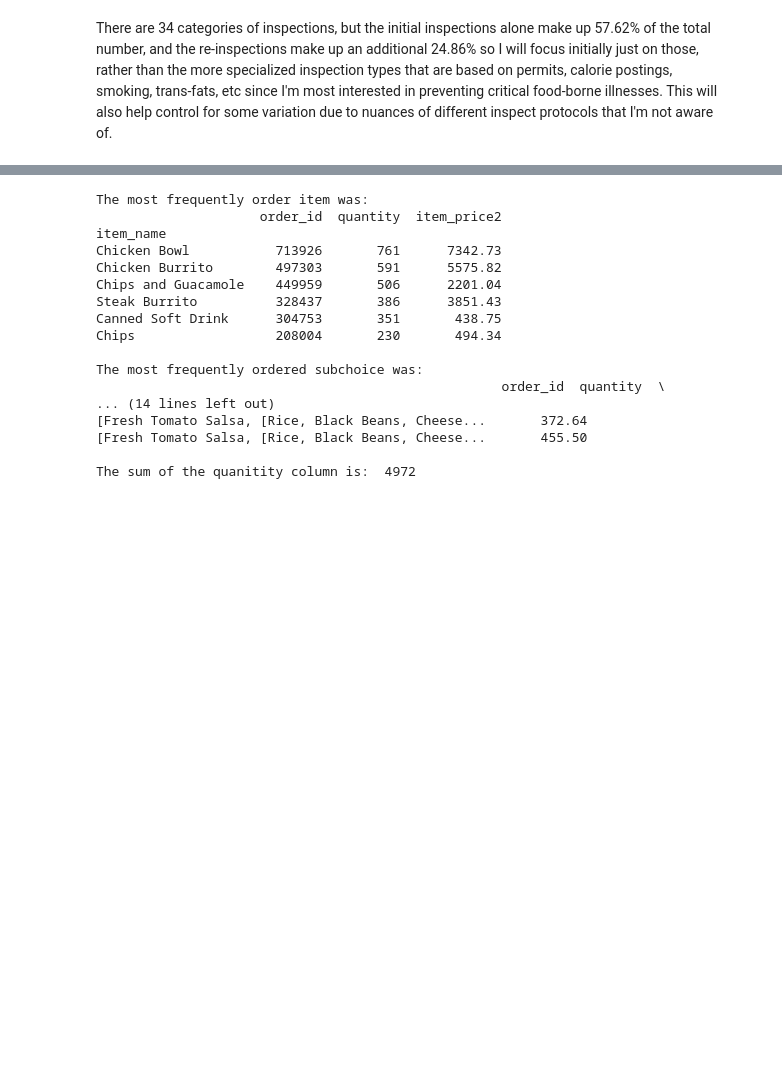
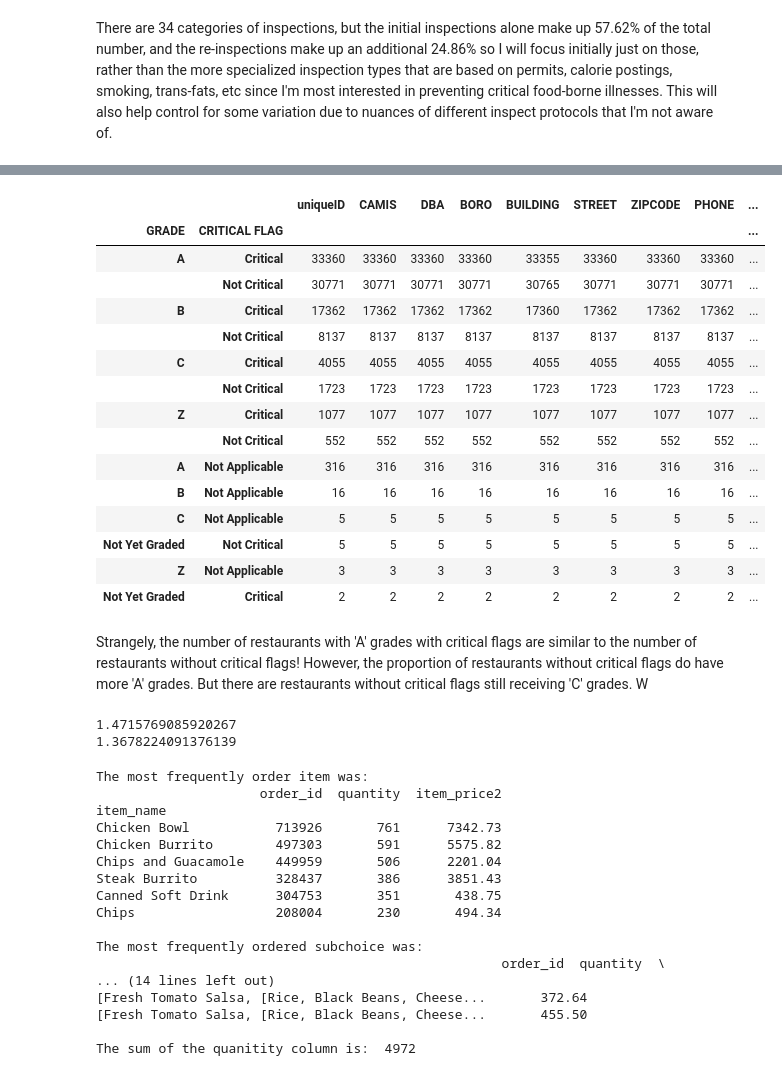
Before and after one commit to mishoptera/nyc_restaurants, a Jupyter notebook: eda_dataset.ipynb, the cells around one changed output, grey strips where cells are left out. Saved outputs shown, nothing was run; the diff lists cells and outputs as text; code cells hidden in the pictures; blank space fills up the shorter version.

```diff
--- a/eda_dataset.ipynb
+++ b/eda_dataset.ipynb
@@ -110,3 +199,33 @@ Name: SCORE, dtype: float64
+# %%
+crit_re = re_ins.groupby(['GRADE','CRITICAL FLAG'])
+crit_re = crit_re.count()
+crit_re = crit_re.sort_values('uniqueID', ascending = False)
+crit_re
+# %% [output]
+|  |  | uniqueID | CAMIS | DBA | BORO | BUILDING | STREET | ZIPCODE | PHONE | ... |
+| GRADE | CRITICAL FLAG |  |  |  |  |  |  |  |  | ... |
+| A | Critical | 33360 | 33360 | 33360 | 33360 | 33355 | 33360 | 33360 | 33360 | ... |
+|  | Not Critical | 30771 | 30771 | 30771 | 30771 | 30765 | 30771 | 30771 | 30771 | ... |
+| B | Critical | 17362 | 17362 | 17362 | 17362 | 17360 | 17362 | 17362 | 17362 | ... |
+|  | Not Critical | 8137 | 8137 | 8137 | 8137 | 8137 | 8137 | 8137 | 8137 | ... |
+| C | Critical | 4055 | 4055 | 4055 | 4055 | 4055 | 4055 | 4055 | 4055 | ... |
+|  | Not Critical | 1723 | 1723 | 1723 | 1723 | 1723 | 1723 | 1723 | 1723 | ... |
+| Z | Critical | 1077 | 1077 | 1077 | 1077 | 1077 | 1077 | 1077 | 1077 | ... |
+|  | Not Critical | 552 | 552 | 552 | 552 | 552 | 552 | 552 | 552 | ... |
+| A | Not Applicable | 316 | 316 | 316 | 316 | 316 | 316 | 316 | 316 | ... |
+| B | Not Applicable | 16 | 16 | 16 | 16 | 16 | 16 | 16 | 16 | ... |
+| C | Not Applicable | 5 | 5 | 5 | 5 | 5 | 5 | 5 | 5 | ... |
+| Not Yet Graded | Not Critical | 5 | 5 | 5 | 5 | 5 | 5 | 5 | 5 | ... |
+| Z | Not Applicable | 3 | 3 | 3 | 3 | 3 | 3 | 3 | 3 | ... |
+| Not Yet Graded | Critical | 2 | 2 | 2 | 2 | 2 | 2 | 2 | 2 | ... |
+# %% [markdown]
+Strangely, the number of restaurants with 'A' grades with critical flags are similar to the number of restaurants without critical flags! However, the proportion of restaurants without critical flags do have more 'A' grades. But there are restaurants without critical flags still receiving 'C' grades. W
+# %%
+print(136761/92935)
+print(57242/41849)
+# %% [output]
+1.4715769085920267
+1.3678224091376139
 # %%
 # The most frequently ordered item in general
 c = chipo.groupby('item_name')
```
Also changed, not shown: parts of 17 cells of this notebook.
